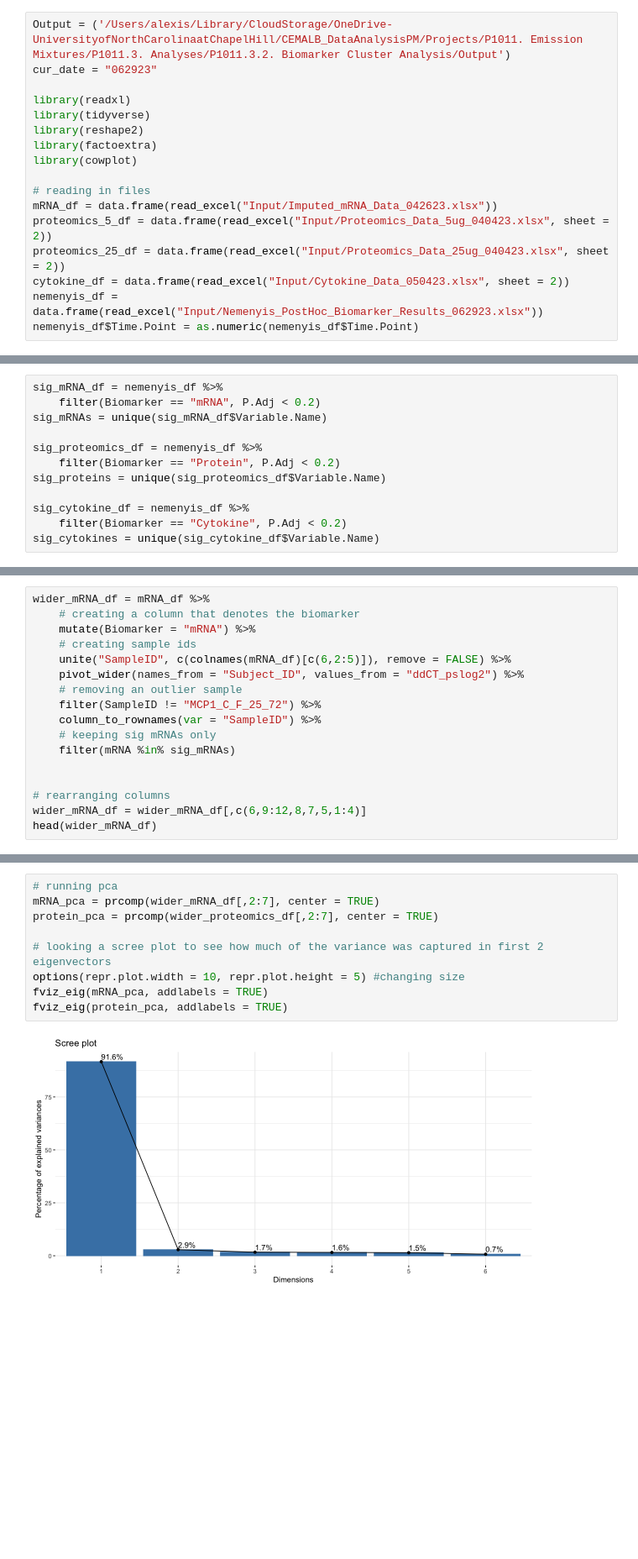
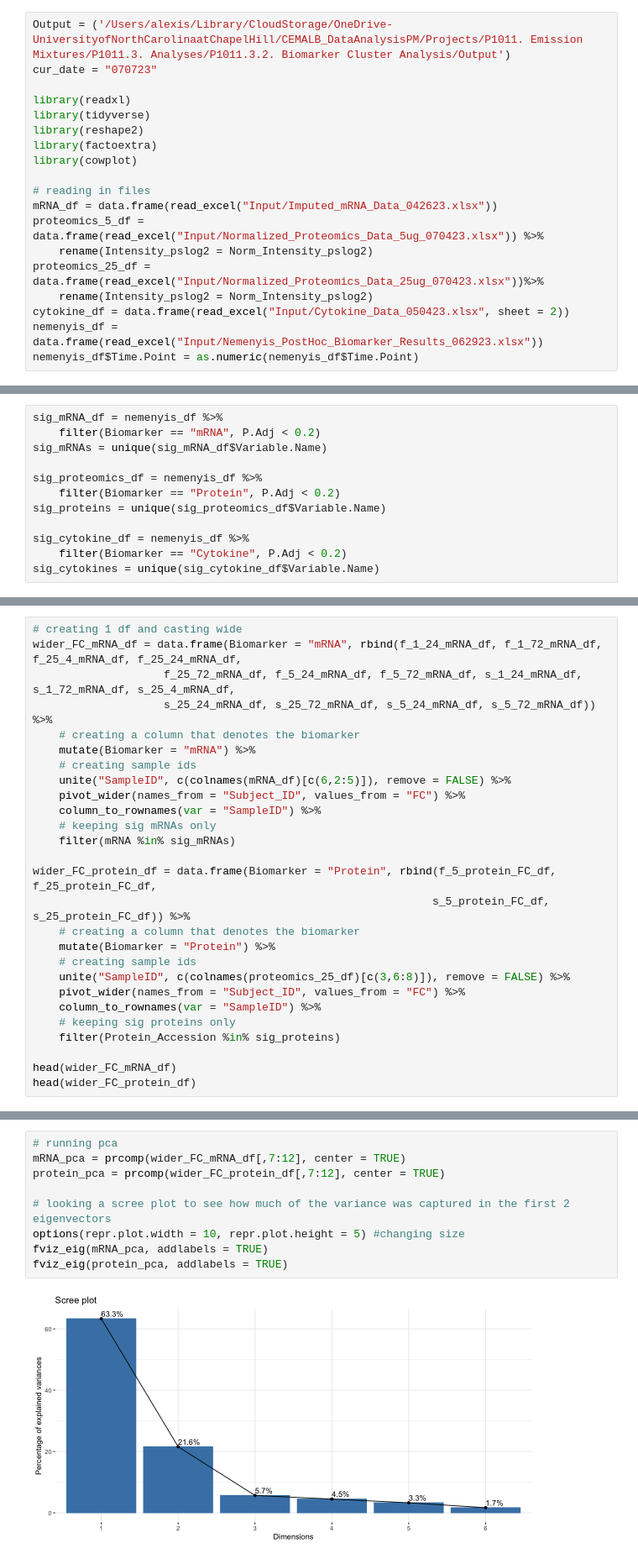
Before and after one commit to UNC-CEMALB/Burn-pit-smoke-condensate-mediated-toxicity-in-human-airway-epithelial-cells-, a Jupyter notebook: 3. Biomarker Cluster Analysis/Biomarker Cluster Analysis.ipynb, the cells around one changed output, grey strips where cells are left out. Shown at 84% size. Cells and saved outputs as stored; diff of their text form; blank space fills up the shorter version.

```diff
--- a/3. Biomarker Cluster Analysis/Biomarker Cluster Analysis.ipynb
+++ b/3. Biomarker Cluster Analysis/Biomarker Cluster Analysis.ipynb
@@ -1,6 +1,6 @@
 # %%
 Output = ('/Users/alexis/Library/CloudStorage/OneDrive-UniversityofNorthCarolinaatChapelHill/CEMALB_DataAnalysisPM/Projects/P1011. Emission Mixtures/P1011.3. Analyses/P1011.3.2. Biomarker Cluster Analysis/Output')
-cur_date = "062923"
+cur_date = "070723"
 
 library(readxl)
 library(tidyverse)
@@ -10,8 +10,10 @@ library(cowplot)
 
 # reading in files
 mRNA_df = data.frame(read_excel("Input/Imputed_mRNA_Data_042623.xlsx"))
-proteomics_5_df = data.frame(read_excel("Input/Proteomics_Data_5ug_040423.xlsx", sheet = 2))
-proteomics_25_df = data.frame(read_excel("Input/Proteomics_Data_25ug_040423.xlsx", sheet = 2))
+proteomics_5_df = data.frame(read_excel("Input/Normalized_Proteomics_Data_5ug_070423.xlsx")) %>%
+    rename(Intensity_pslog2 = Norm_Intensity_pslog2)
+proteomics_25_df = data.frame(read_excel("Input/Normalized_Proteomics_Data_25ug_070423.xlsx"))%>%
+    rename(Intensity_pslog2 = Norm_Intensity_pslog2)
 cytokine_df = data.frame(read_excel("Input/Cytokine_Data_050423.xlsx", sheet = 2))
 nemenyis_df = data.frame(read_excel("Input/Nemenyis_PostHoc_Biomarker_Results_062923.xlsx"))
 nemenyis_df$Time.Point = as.numeric(nemenyis_df$Time.Point)
@@ -92,19 +222,29 @@ sig_cytokines = unique(sig_cytokine_df$Variable.Name)
 # %%
-wider_mRNA_df = mRNA_df %>%
+# creating 1 df and casting wide
+wider_FC_mRNA_df = data.frame(Biomarker = "mRNA", rbind(f_1_24_mRNA_df, f_1_72_mRNA_df, f_25_4_mRNA_df, f_25_24_mRNA_df,
+                    f_25_72_mRNA_df, f_5_24_mRNA_df, f_5_72_mRNA_df, s_1_24_mRNA_df, s_1_72_mRNA_df, s_25_4_mRNA_df,
+                    s_25_24_mRNA_df, s_25_72_mRNA_df, s_5_24_mRNA_df, s_5_72_mRNA_df)) %>%
     # creating a column that denotes the biomarker
     mutate(Biomarker = "mRNA") %>%
     # creating sample ids
     unite("SampleID", c(colnames(mRNA_df)[c(6,2:5)]), remove = FALSE) %>%
-    pivot_wider(names_from = "Subject_ID", values_from = "ddCT_pslog2") %>%
-    # removing an outlier sample
-    filter(SampleID != "MCP1_C_F_25_72") %>%
+    pivot_wider(names_from = "Subject_ID", values_from = "FC") %>%
     column_to_rownames(var = "SampleID") %>%
     # keeping sig mRNAs only
     filter(mRNA %in% sig_mRNAs)
 
+wider_FC_protein_df = data.frame(Biomarker = "Protein", rbind(f_5_protein_FC_df, f_25_protein_FC_df,
+                                                             s_5_protein_FC_df, s_25_protein_FC_df)) %>%
+    # creating a column that denotes the biomarker
+    mutate(Biomarker = "Protein") %>%
+    # creating sample ids
+    unite("SampleID", c(colnames(proteomics_25_df)[c(3,6:8)]), remove = FALSE) %>%
+    pivot_wider(names_from = "Subject_ID", values_from = "FC") %>%
+    column_to_rownames(var = "SampleID") %>%
+    # keeping sig proteins only
+    filter(Protein_Accession %in% sig_proteins)
 
-# rearranging columns
-wider_mRNA_df = wider_mRNA_df[,c(6,9:12,8,7,5,1:4)]
-head(wider_mRNA_df)
+head(wider_FC_mRNA_df)
+head(wider_FC_protein_df)
 # %% [output]
 A data.frame: 6 × 12
@@ -177,11 +268,11 @@ None of the cytokines were significant.
 # %%
 # running pca
-mRNA_pca = prcomp(wider_mRNA_df[,2:7], center = TRUE)
-protein_pca = prcomp(wider_proteomics_df[,2:7], center = TRUE)
+mRNA_pca = prcomp(wider_FC_mRNA_df[,7:12], center = TRUE)
+protein_pca = prcomp(wider_FC_protein_df[,7:12], center = TRUE)
 
-# looking a scree plot to see how much of the variance was captured in first 2 eigenvectors
+# looking a scree plot to see how much of the variance was captured in the first 2 eigenvectors
 options(repr.plot.width = 10, repr.plot.height = 5) #changing size
 fviz_eig(mRNA_pca, addlabels = TRUE)
 fviz_eig(protein_pca, addlabels = TRUE)
 # %% [output]
-[figure, old version]
+[figure, new version]
```
Also changed, not shown: parts of 17 cells of this notebook.
